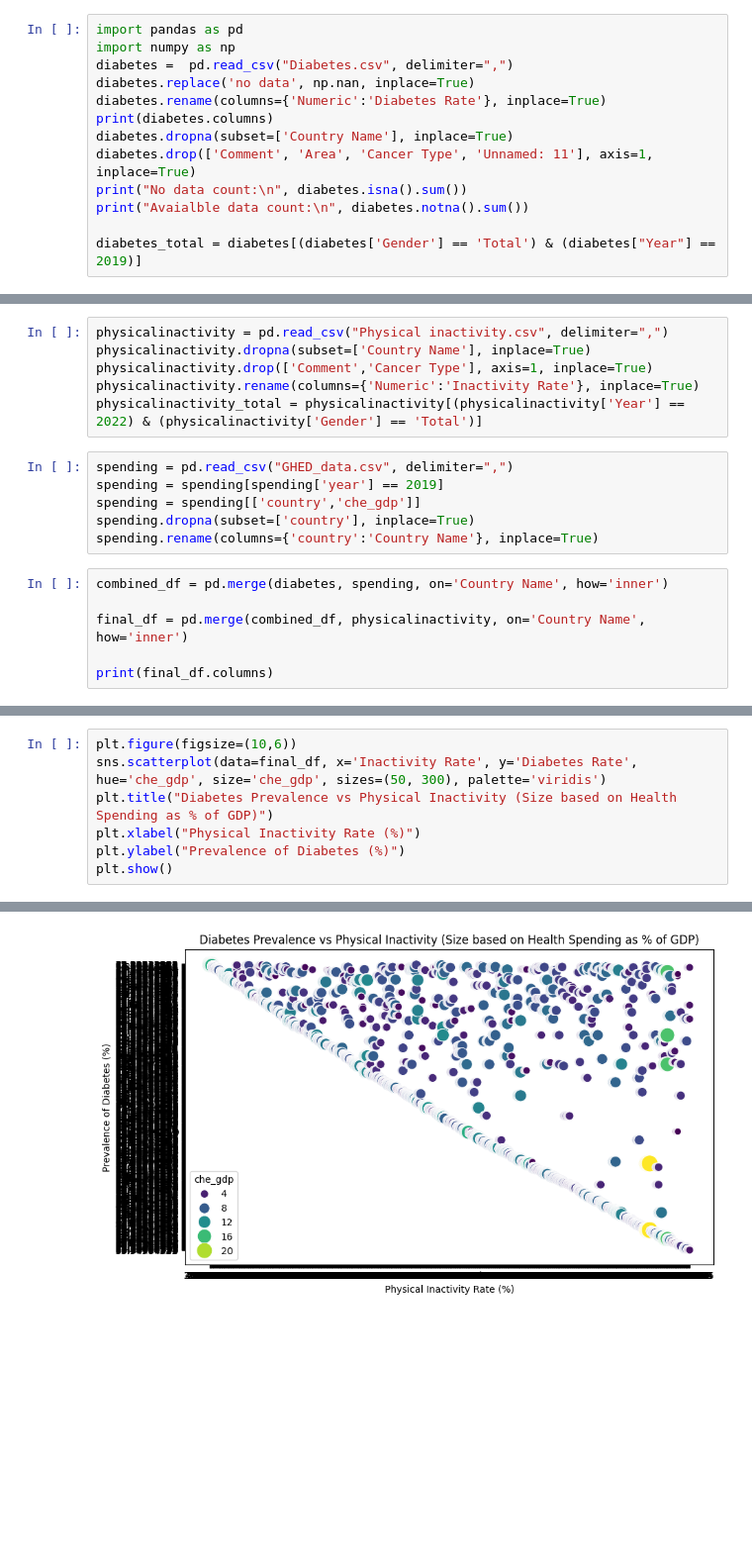
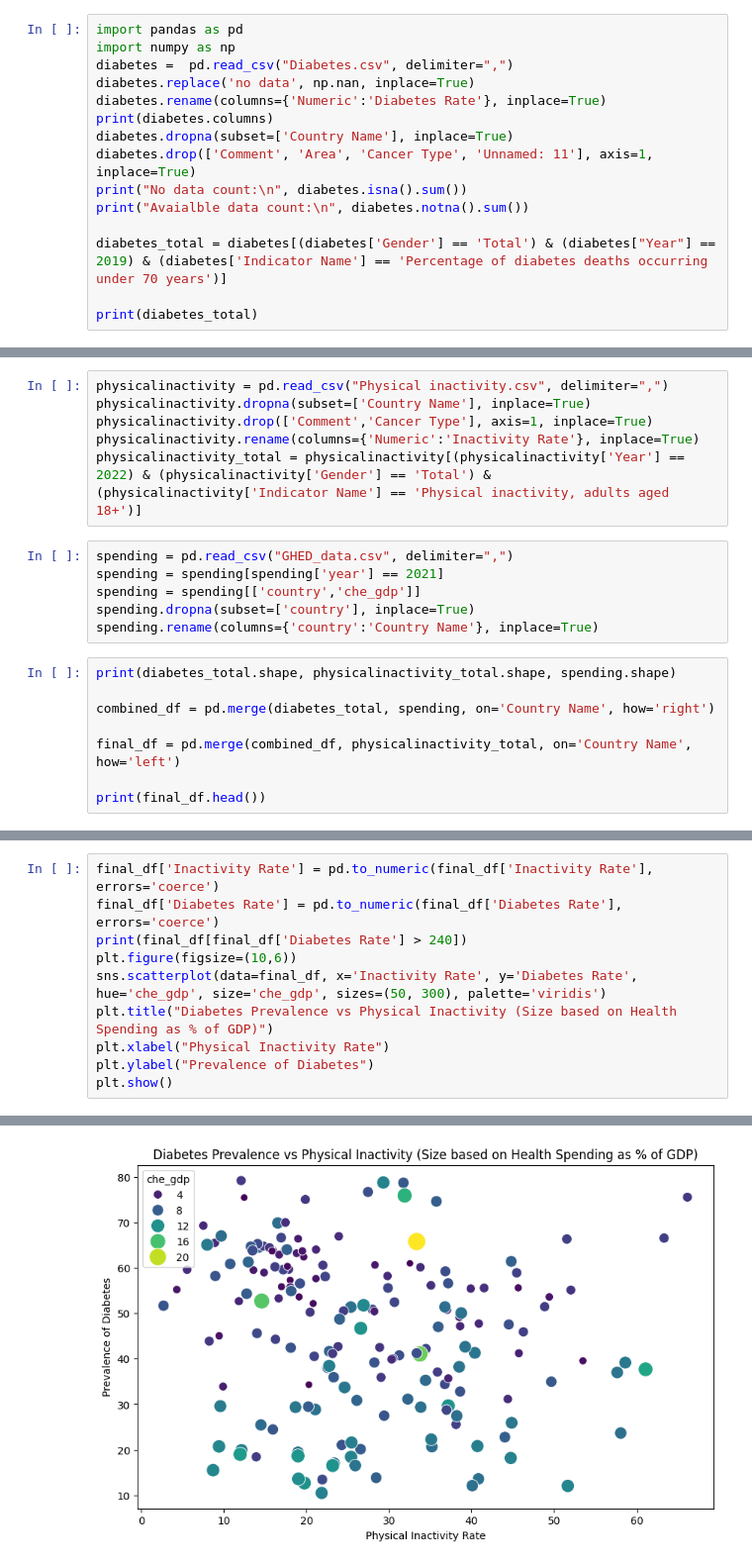
Before and after one commit to jabbe987/Data-Mining-Project, a Jupyter notebook: ViktorTest.ipynb, the cells around one changed output, grey strips where cells are left out. Shown at 99% size. Cells and saved outputs as stored; diff of their text form; blank space fills up the shorter version.

```diff
--- a/ViktorTest.ipynb
+++ b/ViktorTest.ipynb
@@ -10,7 +10,9 @@ diabetes.drop(['Comment', 'Area', 'Cancer Type', 'Unnamed: 11'], axis=1, inplace
 print("No data count:\n", diabetes.isna().sum())
 print("Avaialble data count:\n", diabetes.notna().sum())
 
-diabetes_total = diabetes[(diabetes['Gender'] == 'Total') & (diabetes["Year"] == 2019)]
+diabetes_total = diabetes[(diabetes['Gender'] == 'Total') & (diabetes["Year"] == 2019) & (diabetes['Indicator Name'] == 'Percentage of diabetes deaths occurring under 70 years')]
+
+print(diabetes_total)
 # %% [output]
 Index(['Indicator Name', 'Cancer Type', 'Year', 'Country Name', 'Region',
        'Gender', 'Area', 'Diabetes Rate', 'Lower Confidence Limit',
@@ -34,17 +36,19 @@ physicalinactivity = pd.read_csv("Physical inactivity.csv", delimiter=",")
 physicalinactivity.dropna(subset=['Country Name'], inplace=True)
 physicalinactivity.drop(['Comment','Cancer Type'], axis=1, inplace=True)
 physicalinactivity.rename(columns={'Numeric':'Inactivity Rate'}, inplace=True)
-physicalinactivity_total = physicalinactivity[(physicalinactivity['Year'] == 2022) & (physicalinactivity['Gender'] == 'Total')]
+physicalinactivity_total = physicalinactivity[(physicalinactivity['Year'] == 2022) & (physicalinactivity['Gender'] == 'Total') & (physicalinactivity['Indicator Name'] == 'Physical inactivity, adults aged 18+')]
 # %%
 spending = pd.read_csv("GHED_data.csv", delimiter=",")
-spending = spending[spending['year'] == 2019]
+spending = spending[spending['year'] == 2021]
 spending = spending[['country','che_gdp']]
 spending.dropna(subset=['country'], inplace=True)
 spending.rename(columns={'country':'Country Name'}, inplace=True)
 # %%
-combined_df = pd.merge(diabetes, spending, on='Country Name', how='inner')
+print(diabetes_total.shape, physicalinactivity_total.shape, spending.shape)
 
-final_df = pd.merge(combined_df, physicalinactivity, on='Country Name', how='inner')
+combined_df = pd.merge(diabetes_total, spending, on='Country Name', how='right')
 
-print(final_df.columns)
+final_df = pd.merge(combined_df, physicalinactivity_total, on='Country Name', how='left')
+
+print(final_df.head())
 # %% [output]
@@ -70,8 +85,11 @@ plt.show()
 # %%
+final_df['Inactivity Rate'] = pd.to_numeric(final_df['Inactivity Rate'], errors='coerce')
+final_df['Diabetes Rate'] = pd.to_numeric(final_df['Diabetes Rate'], errors='coerce')
+print(final_df[final_df['Diabetes Rate'] > 240])
 plt.figure(figsize=(10,6))
 sns.scatterplot(data=final_df, x='Inactivity Rate', y='Diabetes Rate', hue='che_gdp', size='che_gdp', sizes=(50, 300), palette='viridis')
 plt.title("Diabetes Prevalence vs Physical Inactivity (Size based on Health Spending as % of GDP)")
-plt.xlabel("Physical Inactivity Rate (%)")
-plt.ylabel("Prevalence of Diabetes (%)")
+plt.xlabel("Physical Inactivity Rate")
+plt.ylabel("Prevalence of Diabetes")
 plt.show()
 # %% [output]
@@ -78 +99 @@ plt.show()
-[figure, old version]
+[figure, new version]
```
Also changed, not shown: parts of 9 cells of this notebook.
